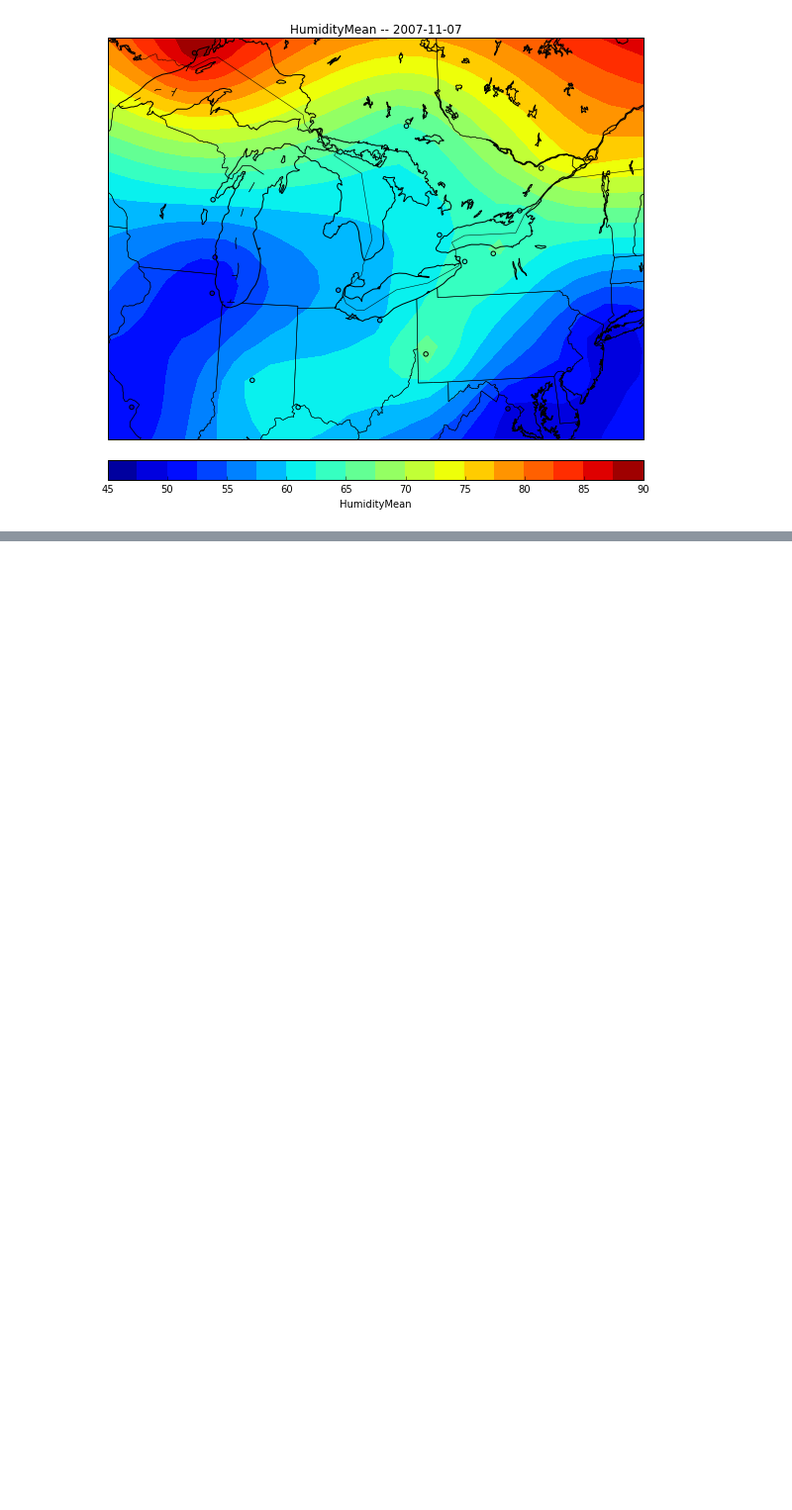
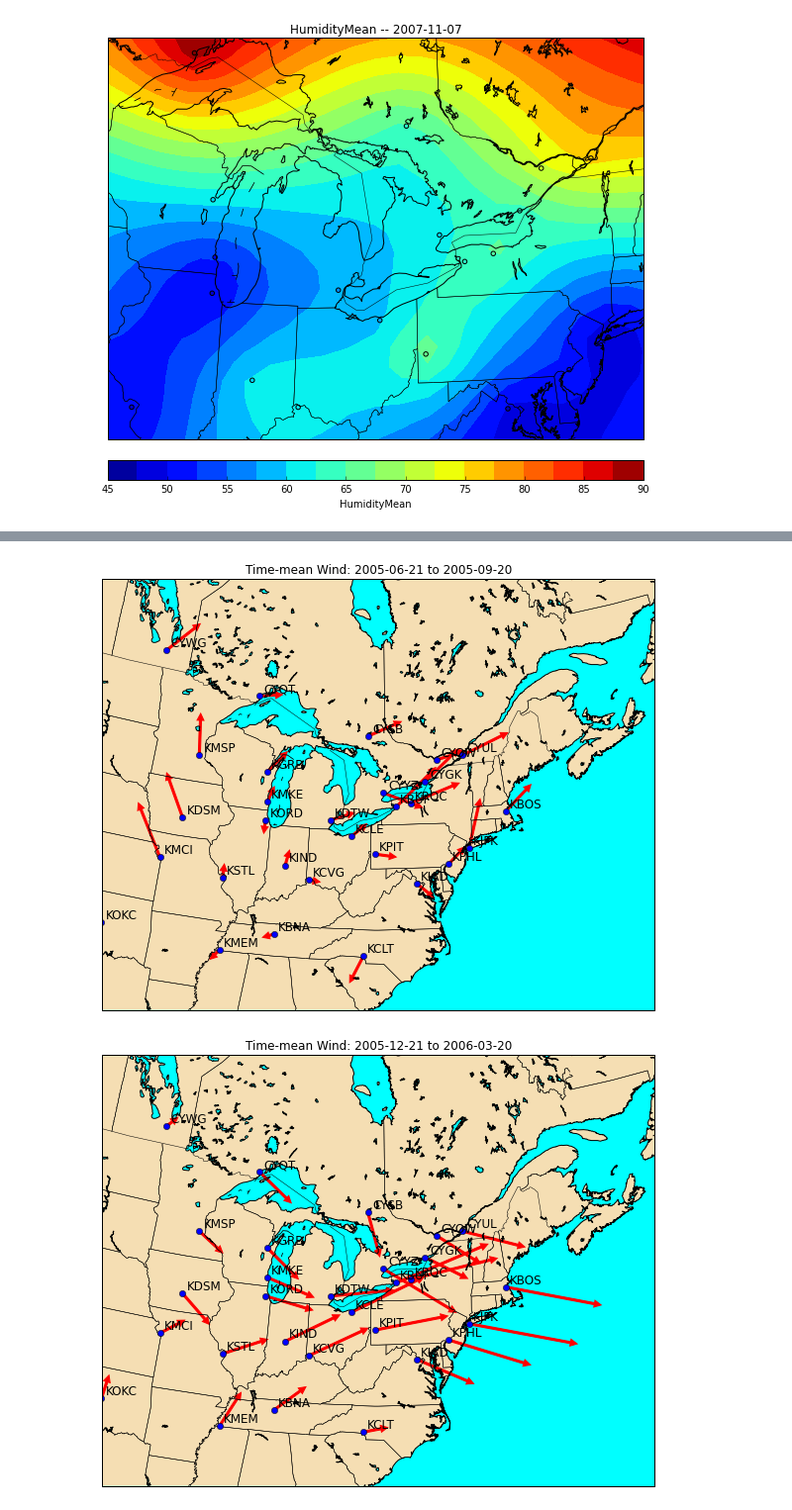
Before and after one commit to majorgowan/wpwp, a Jupyter notebook: Notebooks/wU_Visualize_Data_on_Map.ipynb, the cells around one changed output, grey strips where cells are left out. Shown at 99% size. Saved outputs shown, nothing was run; the diff lists cells and outputs as text; code cells hidden in the pictures; blank space fills up the shorter version.

```diff
--- a/Notebooks/wU_Visualize_Data_on_Map.ipynb
+++ b/Notebooks/wU_Visualize_Data_on_Map.ipynb
@@ -87,9 +79,13 @@ Map.contourPlotMeanVarOnMap('PressMax', '2006-01-01', '2007-12-31', npts=30, ncn
 # %%
 # plot wind vector field
-Map.plotWindVectorsOnMap('2007-11-07')
+#Map.plotWindVectorsOnMap('2007-11-07')
 
-# mean wind
-Map.plotMeanWindVectorsOnMap('2006-01-01', '2007-12-31')
+# mean wind for summer 2005 and winter 2005-2006
+Map.plotMeanWindVectorsOnMap('2005-06-21', '2005-09-20')
+Map.plotMeanWindVectorsOnMap('2005-12-21', '2006-03-20')
+# %% [output]
+[figure, added]
+[figure, added]
 # %%
 # plot advection of Temperature
 Map.plotAdvectionOnMap('CYYZ','TempMax','2007-11-07',width_fac=32,height_fac=25)
```
Also changed, not shown: parts of 4 cells of this notebook, 1 other file.
